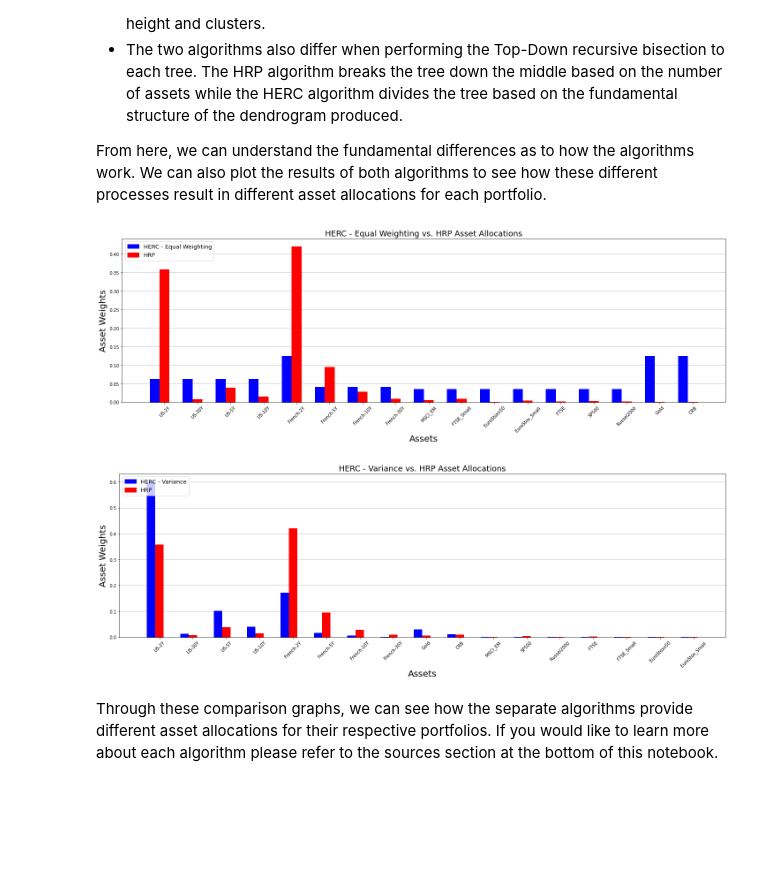
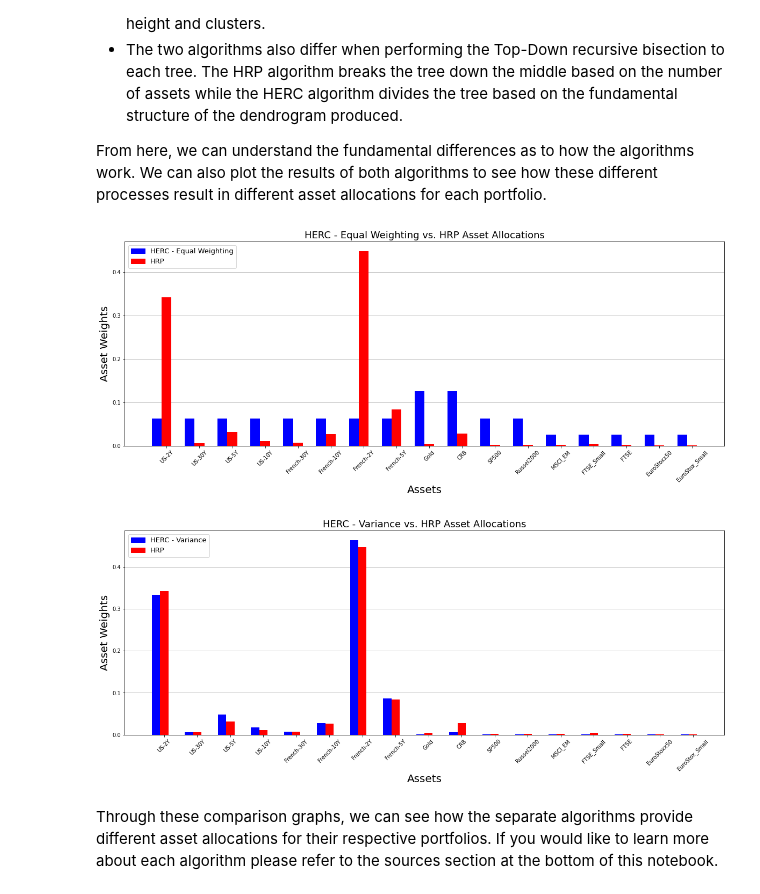
Before and after one commit to tzw101/research, a Jupyter notebook: Portfolio Optimisation Tutorials/HERC & HRP Comparison/HERC_HRP_comparison.ipynb, the cells around one changed output. Cells and saved outputs as stored; diff of their text form; code cells hidden in the pictures; blank space fills up the shorter version.

```diff
--- a/Portfolio Optimisation Tutorials/HERC & HRP Comparison/HERC_HRP_comparison.ipynb
+++ b/Portfolio Optimisation Tutorials/HERC & HRP Comparison/HERC_HRP_comparison.ipynb
@@ -230,30 +228,32 @@ plt.show()
 From here, we can understand the fundamental differences as to how the algorithms work. We can also plot the results of both algorithms to see how these different processes result in different asset allocations for each portfolio.
 # %%
 # plotting our HERC (Equal Weighting) vs. HRP comparison graph
+hercEW_weights = hercEW_weights[hrp_weights.columns]
+
 x = np.arange(len(hrp_weights.columns))
 bar_width = 0.3
 
 plt.figure(figsize=(20,7))
 plt.bar(x, hercEW_weights.values[0], color='blue', width=bar_width, zorder=2)
 plt.bar(x + bar_width, hrp_weights.values[0], color='red', width=bar_width, zorder=2)
 
-plt.xticks(x + bar_width, hercEW.weights, rotation=45, size=10)
+plt.xticks(x + bar_width, hercEW_weights, rotation=45, size=10)
 plt.title('HERC - Equal Weighting vs. HRP Asset Allocations', size=18)
 plt.xlabel('Assets', size=20)
 plt.ylabel('Asset Weights', size=20)
 
 blue_patch = mpatches.Patch(color='blue', label='HERC - Equal Weighting')
 red_patch = mpatches.Patch(color='red', label='HRP')
 plt.legend(handles=[blue_patch, red_patch], loc='upper left', prop={'size': 13})
 
 plt.grid(axis='y')
-plt.tight_layout()
-plt.savefig('herc_equal.png', dpi=150)
 plt.show()
 # %% [output]
-[figure, old version]
+[figure, new version]
 # %%
 # plotting our HERC (Variance) vs. HRP comparison graph
+hercMV_weights = hercMV_weights[hrp_weights.columns]
+
 x = np.arange(len(hrp_weights.columns))
 bar_width = 0.25
 
@@ -271,11 +271,9 @@ red_patch = mpatches.Patch(color='red', label='HRP')
 plt.legend(handles=[blue_patch, red_patch], loc='upper left', prop={'size': 13})
 
 plt.grid(axis='y')
-plt.tight_layout()
-plt.savefig('herc_variance.png', dpi=150)
 plt.show()
 # %% [output]
-[figure, old version]
+[figure, new version]
 # %% [markdown]
 Through these comparison graphs, we can see how the separate algorithms provide different asset allocations for their respective portfolios. If you would like to learn more about each algorithm please refer to the sources section at the bottom of this notebook.
 # %% [markdown]
```
Also changed, not shown: parts of 13 cells of this notebook.
